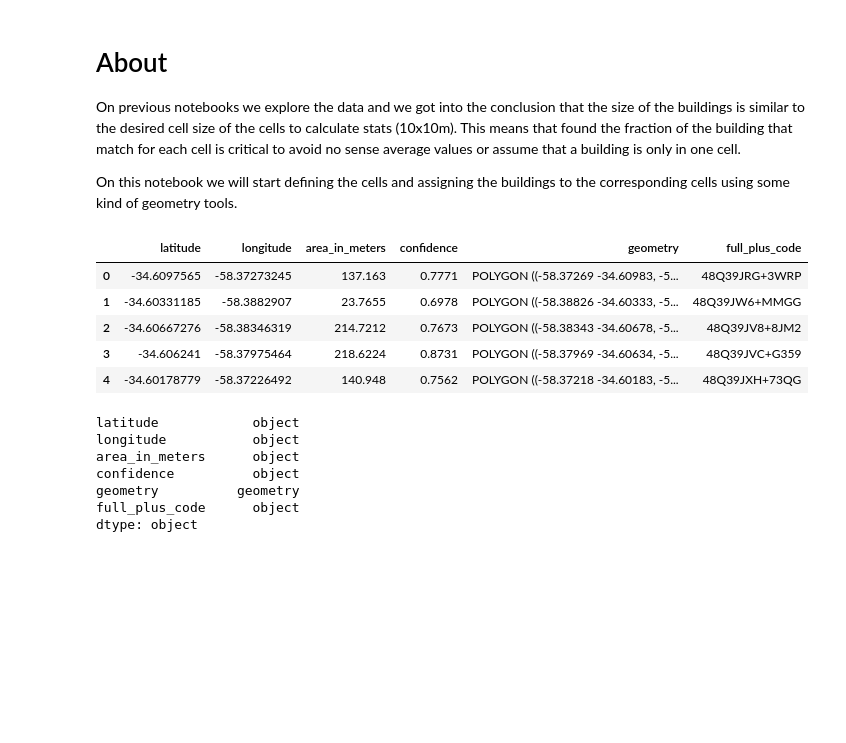
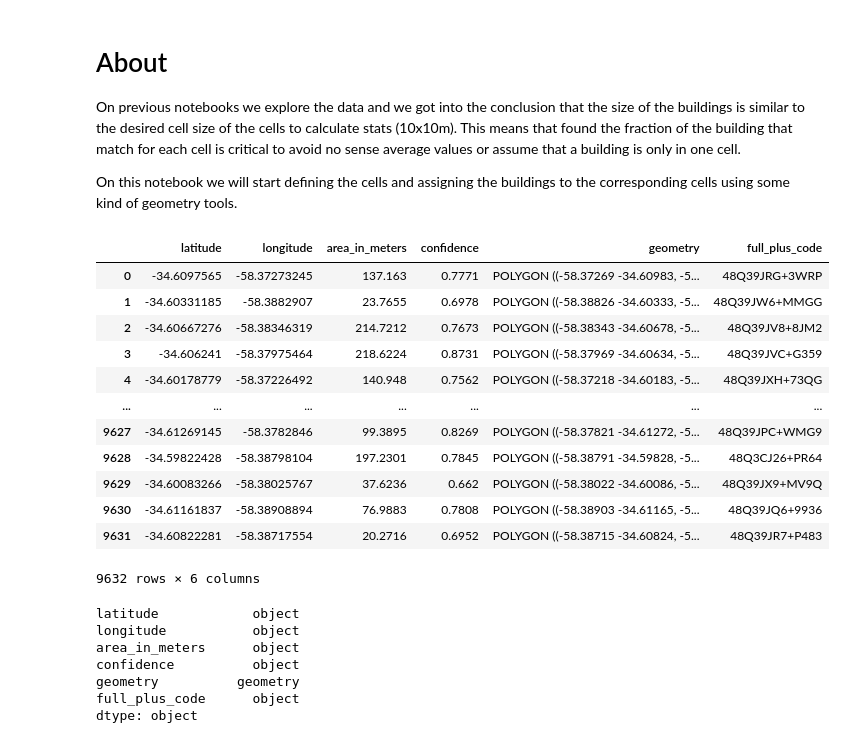
Before and after one commit to IonatanPerez/TECHO-IdeATLAS, a Jupyter notebook: 2-Processing.ipynb, the cells around one changed output. Cells and saved outputs as stored; diff of their text form; code cells hidden in the pictures; blank space fills up the shorter version.

```diff
--- a/2-Processing.ipynb
+++ b/2-Processing.ipynb
@@ -17,22 +17,29 @@ tqdm.pandas()
 # %%
 # We load the testing data that belows to the city center (maybe we need to test later one outside the city center region where the data is not so dense)
 
 data_folder = "Data/"
 filename = "95b_buildings_target.csv"
 #filename = "95b_buildings.csv"
 
 
 geo_data = gpd.read_file(data_folder + filename)
 geo_data['geometry'] = geo_data['geometry'].progress_apply(wkt.loads)
 gdf = gpd.GeoDataFrame(geo_data, geometry='geometry')
-gdf.head()
+gdf
 # %% [output]
 |  | latitude | longitude | area_in_meters | confidence | geometry | full_plus_code |
 | 0 | -34.6097565 | -58.37273245 | 137.163 | 0.7771 | POLYGON ((-58.37269 -34.60983, -5... | 48Q39JRG+3WRP |
 | 1 | -34.60331185 | -58.3882907 | 23.7655 | 0.6978 | POLYGON ((-58.38826 -34.60333, -5... | 48Q39JW6+MMGG |
 | 2 | -34.60667276 | -58.38346319 | 214.7212 | 0.7673 | POLYGON ((-58.38343 -34.60678, -5... | 48Q39JV8+8JM2 |
 | 3 | -34.606241 | -58.37975464 | 218.6224 | 0.8731 | POLYGON ((-58.37969 -34.60634, -5... | 48Q39JVC+G359 |
 | 4 | -34.60178779 | -58.37226492 | 140.948 | 0.7562 | POLYGON ((-58.37218 -34.60183, -5... | 48Q39JXH+73QG |
+| ... | ... | ... | ... | ... | ... | ... |
+| 9627 | -34.61269145 | -58.3782846 | 99.3895 | 0.8269 | POLYGON ((-58.37821 -34.61272, -5... | 48Q39JPC+WMG9 |
+| 9628 | -34.59822428 | -58.38798104 | 197.2301 | 0.7845 | POLYGON ((-58.38791 -34.59828, -5... | 48Q3CJ26+PR64 |
+| 9629 | -34.60083266 | -58.38025767 | 37.6236 | 0.662 | POLYGON ((-58.38022 -34.60086, -5... | 48Q39JX9+MV9Q |
+| 9630 | -34.61161837 | -58.38908894 | 76.9883 | 0.7808 | POLYGON ((-58.38903 -34.61165, -5... | 48Q39JQ6+9936 |
+| 9631 | -34.60822281 | -58.38717554 | 20.2716 | 0.6952 | POLYGON ((-58.38715 -34.60824, -5... | 48Q39JR7+P483 |
+9632 rows × 6 columns
 # %%
 gdf.dtypes # We need to convert the not 'geometry' columns dtypes
 # %% [output]
```
Also changed, not shown: 8 other files.
